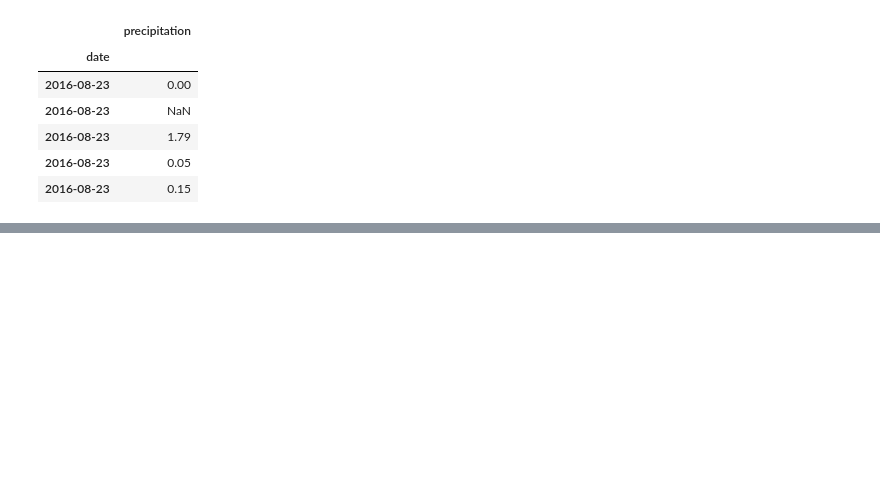
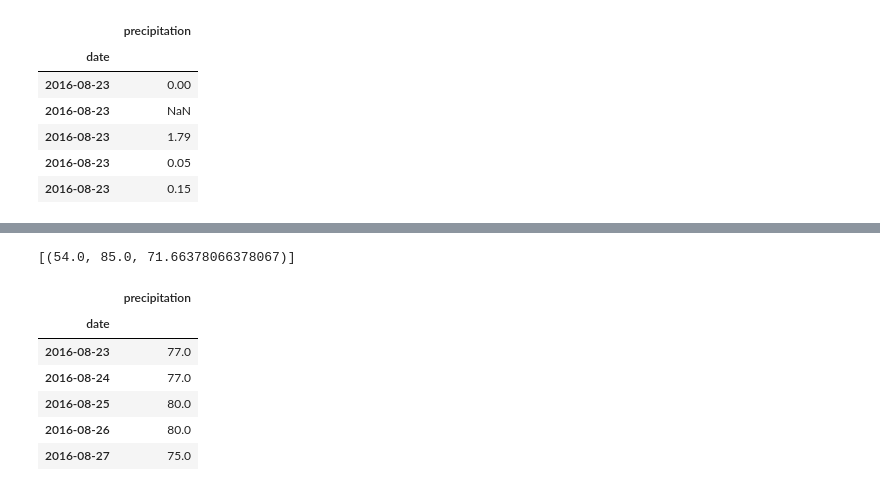
Before and after one commit to HarshitaRahul/sqlalchemy-challenge, a Jupyter notebook: climate_starter.ipynb, the cells around one changed output, grey strips where cells are left out. Cells and saved outputs as stored; diff of their text form; code cells hidden in the pictures; blank space fills up the shorter version.

```diff
--- a/climate_starter.ipynb
+++ b/climate_starter.ipynb
@@ -133,6 +182,13 @@ precipitation_df.head()
 # %%
 # Using the station id from the previous query, calculate the lowest temperature recorded,
 # highest temperature recorded, and average temperature of the most active station?
+# Which station has the highest number of observations?
+most_active_station = 'USC00519281'
+temp_data = session.query(func.min(Measurement.tobs), func.max(Measurement.tobs), func.avg(Measurement.tobs)).\
+    filter(Measurement.station == most_active_station).all()
+temp_data
+# %% [output]
+[(54.0, 85.0, 71.66378066378067)]
 # %%
 # Choose the station with the highest number of temperature observations.
 # Query the last 12 months of temperature observation data for this station and plot the results as a histogram
@@ -138,0 +204,12 @@ precipitation_df.head()
+# %%
+# Sort the dataframe by date
+precipitation_df = precipitation_df.sort_values(by='date')
+precipitation_df.head()
+# %% [output]
+|  | precipitation |
+| date |  |
+| 2016-08-23 | 77.0 |
+| 2016-08-24 | 77.0 |
+| 2016-08-25 | 80.0 |
+| 2016-08-26 | 80.0 |
+| 2016-08-27 | 75.0 |
```
Also changed, not shown: parts of 9 cells of this notebook, 3 other files.
